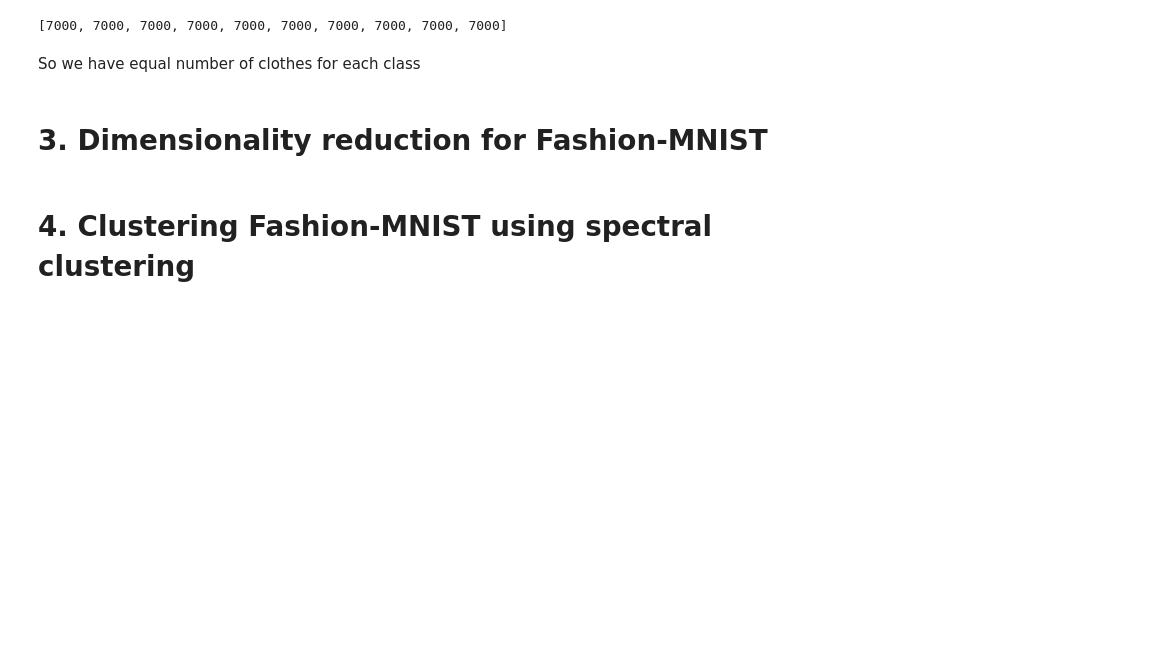
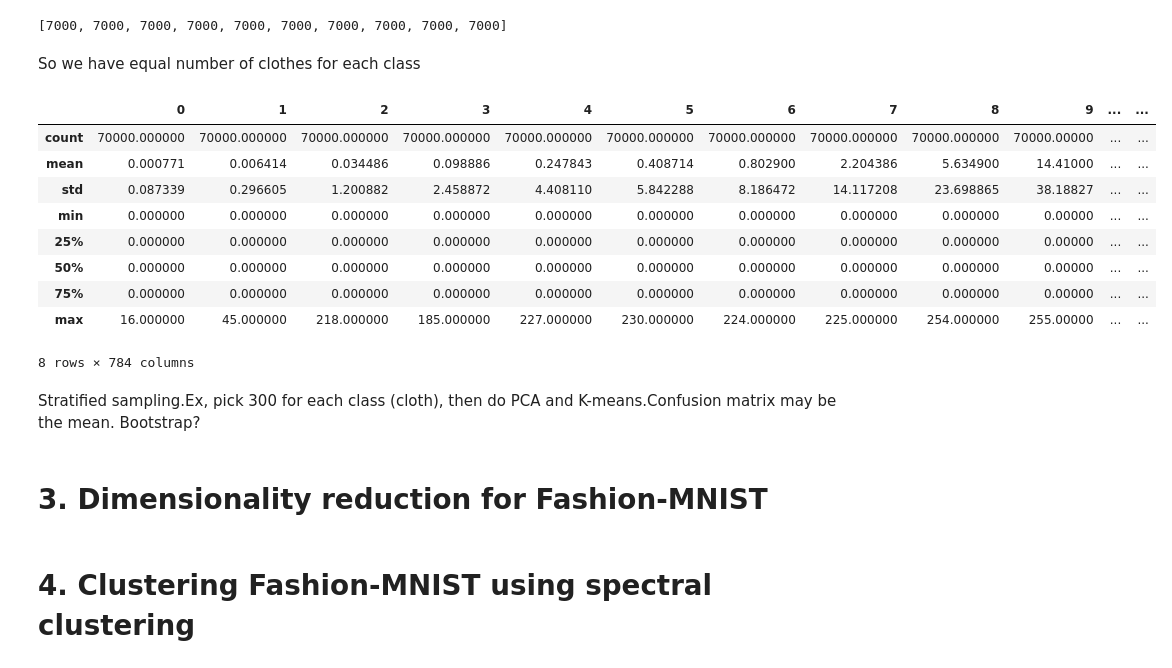
Before and after one commit to Yuyang-Yao/Math_-5750_Project2, a Jupyter notebook: project2.ipynb, the cells around one changed output. Cells and saved outputs as stored; diff of their text form; code cells hidden in the pictures; blank space fills up the shorter version.

```diff
--- a/project2.ipynb
+++ b/project2.ipynb
@@ -519,8 +519,26 @@ n_each_class= [len(np.where(y_2 == i)[0]) for i in range(10)]
 n_each_class
 # %% [output]
 [7000, 7000, 7000, 7000, 7000, 7000, 7000, 7000, 7000, 7000]
+# %%
+df_cloth= pd.DataFrame(X_2,y_2)
 # %% [markdown]
 So we have equal number of clothes for each class
+# %%
+describe_df=df_cloth.describe()
+describe_df
+# %% [output]
+|  | 0 | 1 | 2 | 3 | 4 | 5 | 6 | 7 | 8 | 9 | ... | ... |
+| count | 70000.000000 | 70000.000000 | 70000.000000 | 70000.000000 | 70000.000000 | 70000.000000 | 70000.000000 | 70000.000000 | 70000.000000 | 70000.00000 | ... | ... |
+| mean | 0.000771 | 0.006414 | 0.034486 | 0.098886 | 0.247843 | 0.408714 | 0.802900 | 2.204386 | 5.634900 | 14.41000 | ... | ... |
+| std | 0.087339 | 0.296605 | 1.200882 | 2.458872 | 4.408110 | 5.842288 | 8.186472 | 14.117208 | 23.698865 | 38.18827 | ... | ... |
+| min | 0.000000 | 0.000000 | 0.000000 | 0.000000 | 0.000000 | 0.000000 | 0.000000 | 0.000000 | 0.000000 | 0.00000 | ... | ... |
+| 25% | 0.000000 | 0.000000 | 0.000000 | 0.000000 | 0.000000 | 0.000000 | 0.000000 | 0.000000 | 0.000000 | 0.00000 | ... | ... |
+| 50% | 0.000000 | 0.000000 | 0.000000 | 0.000000 | 0.000000 | 0.000000 | 0.000000 | 0.000000 | 0.000000 | 0.00000 | ... | ... |
+| 75% | 0.000000 | 0.000000 | 0.000000 | 0.000000 | 0.000000 | 0.000000 | 0.000000 | 0.000000 | 0.000000 | 0.00000 | ... | ... |
+| max | 16.000000 | 45.000000 | 218.000000 | 185.000000 | 227.000000 | 230.000000 | 224.000000 | 225.000000 | 254.000000 | 255.00000 | ... | ... |
+8 rows × 784 columns
+# %% [markdown]
+Stratified sampling.Ex, pick 300 for each class (cloth), then do PCA and K-means.Confusion matrix may be the mean. Bootstrap?
 # %% [markdown]
 # 3. Dimensionality reduction for Fashion-MNIST
 # %%
```
